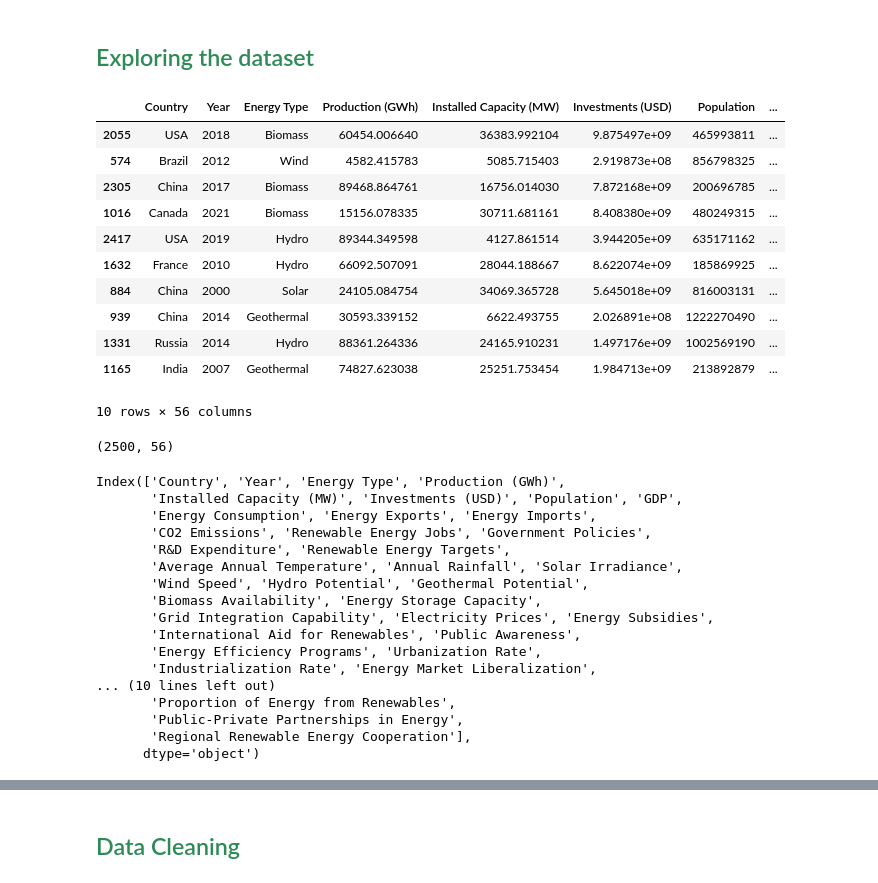
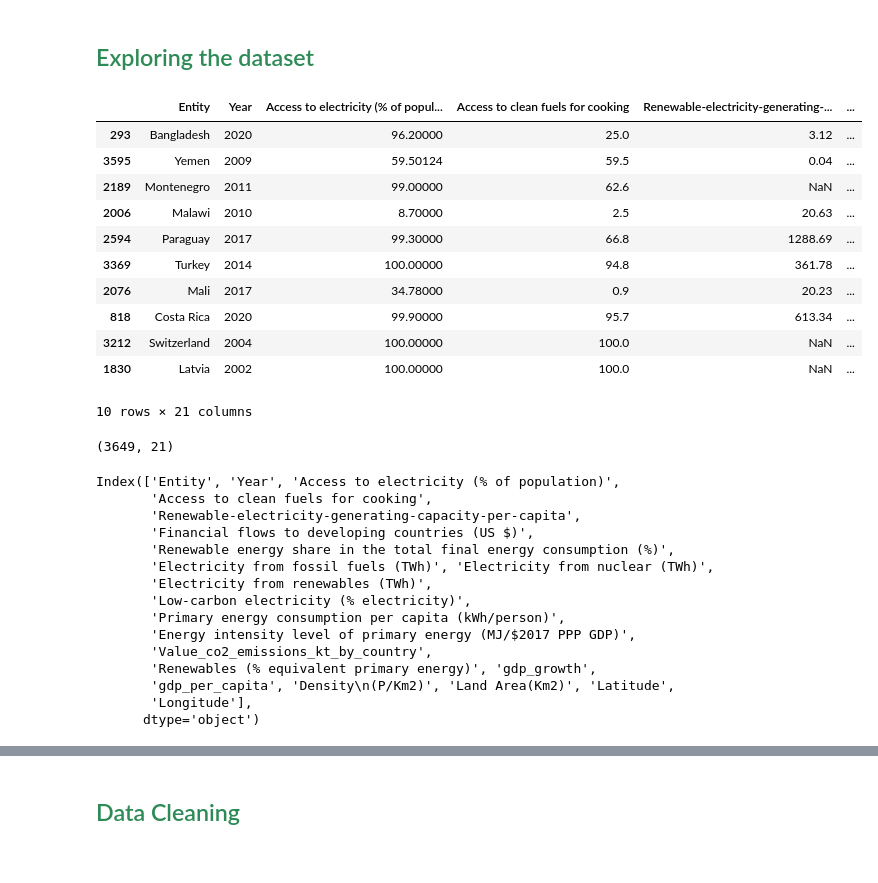
Before and after one commit to GGranja12/Renewable-Energy-Trends, a Jupyter notebook: renewable_energy_notebook.ipynb, the cells around one changed output, grey strips where cells are left out. Saved outputs shown, nothing was run; the diff lists cells and outputs as text; code cells hidden in the pictures.

```diff
--- a/renewable_energy_notebook.ipynb
+++ b/renewable_energy_notebook.ipynb
@@ -23,41 +21,41 @@ renewable_energy = pd.read_csv('complete_renewable_energy_dataset.csv')
+# %%
+wrl_green_energy = pd.read_csv('global-data-on-sustainable-energy (1) (2).csv')
 # %% [markdown]
 <h2 style="color: #2E8B57;">Exploring the dataset</h2>
 # %%
-renewable_energy.sample(10)
+wrl_green_energy.sample(10)
 # %% [output]
-|  | Country | Year | Energy Type | Production (GWh) | Installed Capacity (MW) | Investments (USD) | Population | ... |
-| 2055 | USA | 2018 | Biomass | 60454.006640 | 36383.992104 | 9.875497e+09 | 465993811 | ... |
-| 574 | Brazil | 2012 | Wind | 4582.415783 | 5085.715403 | 2.919873e+08 | 856798325 | ... |
-| 2305 | China | 2017 | Biomass | 89468.864761 | 16756.014030 | 7.872168e+09 | 200696785 | ... |
-| 1016 | Canada | 2021 | Biomass | 15156.078335 | 30711.681161 | 8.408380e+09 | 480249315 | ... |
-| 2417 | USA | 2019 | Hydro | 89344.349598 | 4127.861514 | 3.944205e+09 | 635171162 | ... |
-| 1632 | France | 2010 | Hydro | 66092.507091 | 28044.188667 | 8.622074e+09 | 185869925 | ... |
-| 884 | China | 2000 | Solar | 24105.084754 | 34069.365728 | 5.645018e+09 | 816003131 | ... |
-| 939 | China | 2014 | Geothermal | 30593.339152 | 6622.493755 | 2.026891e+08 | 1222270490 | ... |
-| 1331 | Russia | 2014 | Hydro | 88361.264336 | 24165.910231 | 1.497176e+09 | 1002569190 | ... |
-| 1165 | India | 2007 | Geothermal | 74827.623038 | 25251.753454 | 1.984713e+09 | 213892879 | ... |
+|  | Entity | Year | Access to electricity (% of popul... | Access to clean fuels for cooking | Renewable-electricity-generating-... | ... |
+| 293 | Bangladesh | 2020 | 96.20000 | 25.0 | 3.12 | ... |
+| 3595 | Yemen | 2009 | 59.50124 | 59.5 | 0.04 | ... |
+| 2189 | Montenegro | 2011 | 99.00000 | 62.6 | NaN | ... |
+| 2006 | Malawi | 2010 | 8.70000 | 2.5 | 20.63 | ... |
+| 2594 | Paraguay | 2017 | 99.30000 | 66.8 | 1288.69 | ... |
+| 3369 | Turkey | 2014 | 100.00000 | 94.8 | 361.78 | ... |
+| 2076 | Mali | 2017 | 34.78000 | 0.9 | 20.23 | ... |
+| 818 | Costa Rica | 2020 | 99.90000 | 95.7 | 613.34 | ... |
+| 3212 | Switzerland | 2004 | 100.00000 | 100.0 | NaN | ... |
+| 1830 | Latvia | 2002 | 100.00000 | 100.0 | NaN | ... |
-10 rows × 56 columns
+10 rows × 21 columns
 # %%
-renewable_energy.shape
+wrl_green_energy.shape
 # %% [output]
-(2500, 56)
+(3649, 21)
 # %%
-renewable_energy.columns
+wrl_green_energy.columns
 # %% [output]
-Index(['Country', 'Year', 'Energy Type', 'Production (GWh)',
-       'Installed Capacity (MW)', 'Investments (USD)', 'Population', 'GDP',
-       'Energy Consumption', 'Energy Exports', 'Energy Imports',
-       'CO2 Emissions', 'Renewable Energy Jobs', 'Government Policies',
-       'R&D Expenditure', 'Renewable Energy Targets',
-       'Average Annual Temperature', 'Annual Rainfall', 'Solar Irradiance',
-       'Wind Speed', 'Hydro Potential', 'Geothermal Potential',
-       'Biomass Availability', 'Energy Storage Capacity',
-       'Grid Integration Capability', 'Electricity Prices', 'Energy Subsidies',
-       'International Aid for Renewables', 'Public Awareness',
-       'Energy Efficiency Programs', 'Urbanization Rate',
-       'Industrialization Rate', 'Energy Market Liberalization',
-... (10 lines left out)
-       'Proportion of Energy from Renewables',
-       'Public-Private Partnerships in Energy',
-       'Regional Renewable Energy Cooperation'],
+Index(['Entity', 'Year', 'Access to electricity (% of population)',
+       'Access to clean fuels for cooking',
+       'Renewable-electricity-generating-capacity-per-capita',
+       'Financial flows to developing countries (US $)',
+       'Renewable energy share in the total final energy consumption (%)',
+       'Electricity from fossil fuels (TWh)', 'Electricity from nuclear (TWh)',
+       'Electricity from renewables (TWh)',
+       'Low-carbon electricity (% electricity)',
+       'Primary energy consumption per capita (kWh/person)',
+       'Energy intensity level of primary energy (MJ/$2017 PPP GDP)',
+       'Value_co2_emissions_kt_by_country',
+       'Renewables (% equivalent primary energy)', 'gdp_growth',
+       'gdp_per_capita', 'Density\n(P/Km2)', 'Land Area(Km2)', 'Latitude',
+       'Longitude'],
       dtype='object')
```
Also changed, not shown: parts of 210 cells of this notebook, 4 other files.
